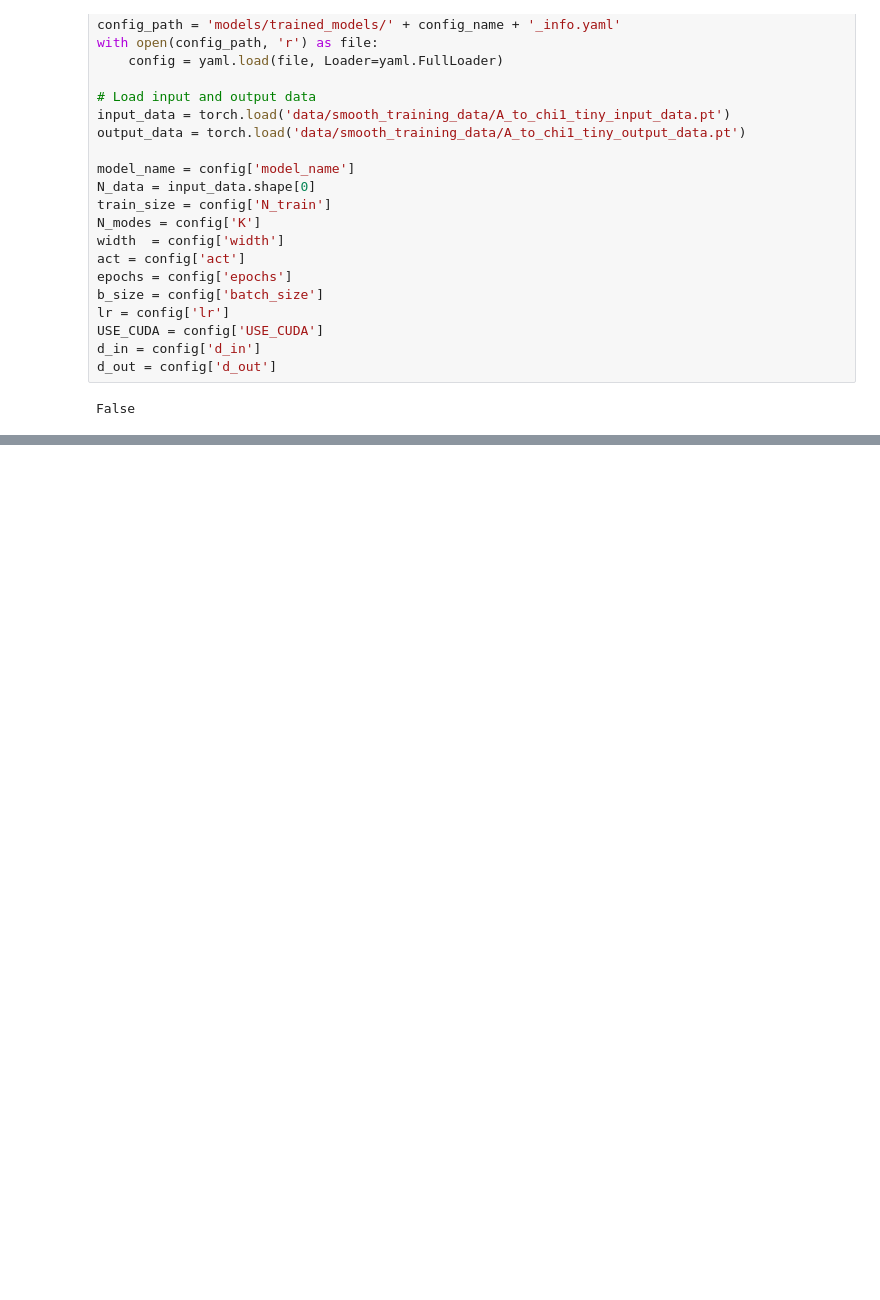
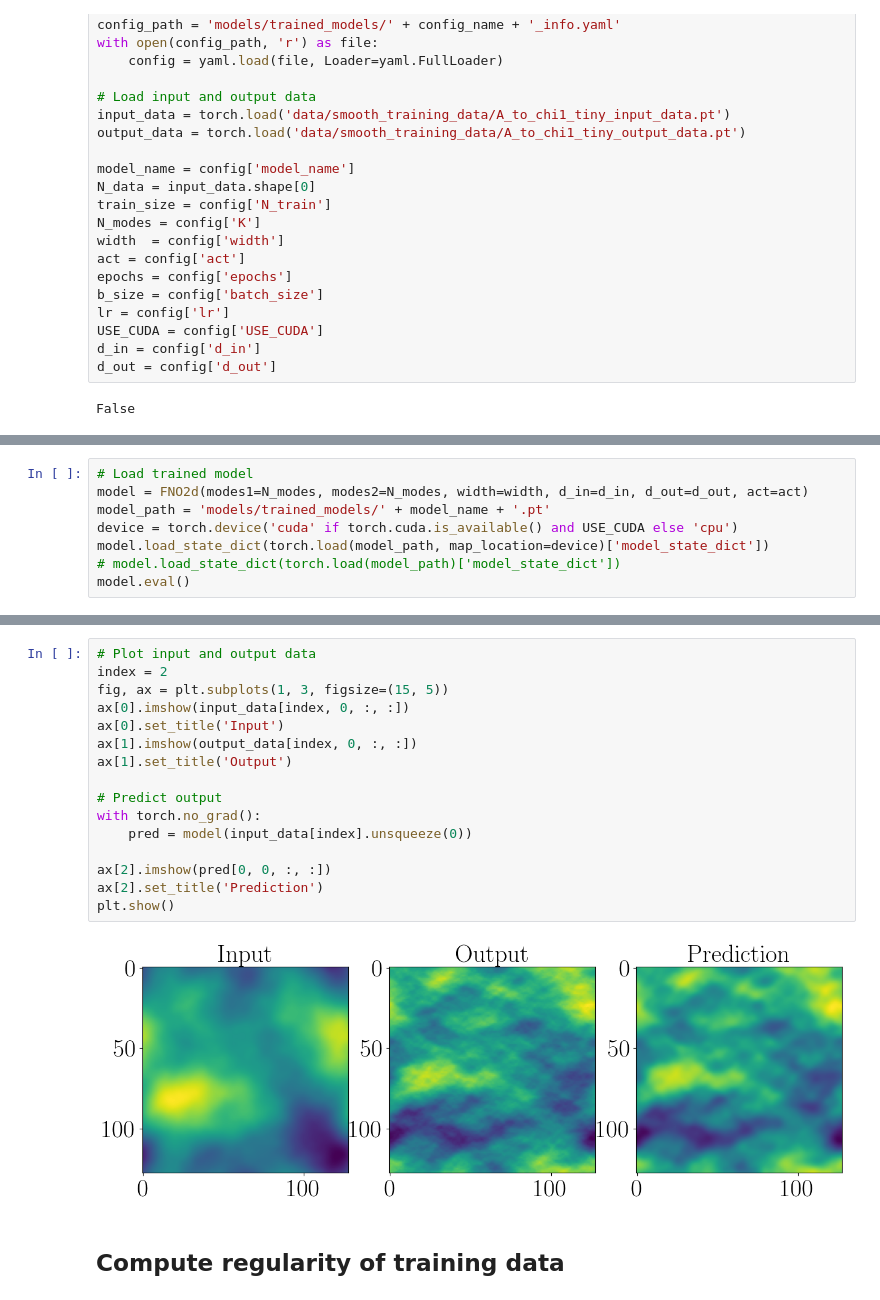
Before and after one commit to mtrautner/BoundFNO, a Jupyter notebook: training_playground.ipynb, the cells around one changed output, grey strips where cells are left out. Saved outputs shown, nothing was run; the diff lists cells and outputs as text; blank space fills up the shorter version.

```diff
--- a/training_playground.ipynb
+++ b/training_playground.ipynb
@@ -78,0 +107,8 @@ plt.show()
+# %%
+# Load trained model
+model = FNO2d(modes1=N_modes, modes2=N_modes, width=width, d_in=d_in, d_out=d_out, act=act)
+model_path = 'models/trained_models/' + model_name + '.pt'
+device = torch.device('cuda' if torch.cuda.is_available() and USE_CUDA else 'cpu')
+model.load_state_dict(torch.load(model_path, map_location=device)['model_state_dict'])
+# model.load_state_dict(torch.load(model_path)['model_state_dict'])
+model.eval()
@@ -78,0 +129,20 @@ plt.show()
+# %%
+# Plot input and output data
+index = 2
+fig, ax = plt.subplots(1, 3, figsize=(15, 5))
+ax[0].imshow(input_data[index, 0, :, :])
+ax[0].set_title('Input')
+ax[1].imshow(output_data[index, 0, :, :])
+ax[1].set_title('Output')
+
+# Predict output
+with torch.no_grad():
+    pred = model(input_data[index].unsqueeze(0))
+
+ax[2].imshow(pred[0, 0, :, :])
+ax[2].set_title('Prediction')
+plt.show()
+# %% [output]
+[figure, added]
+# %% [markdown]
+## Compute regularity of training data
```
Also changed, not shown: parts of 7 cells of this notebook, 16 other files.
